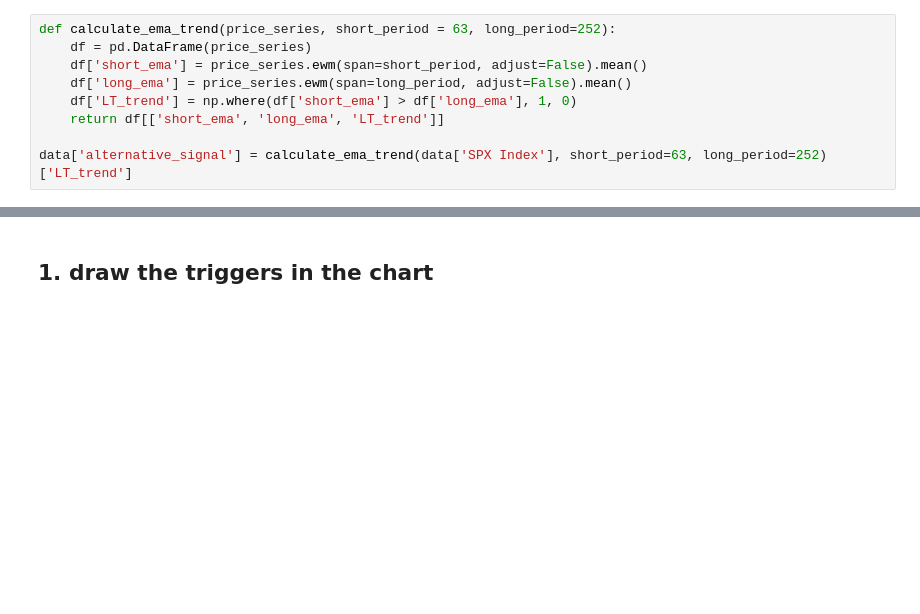
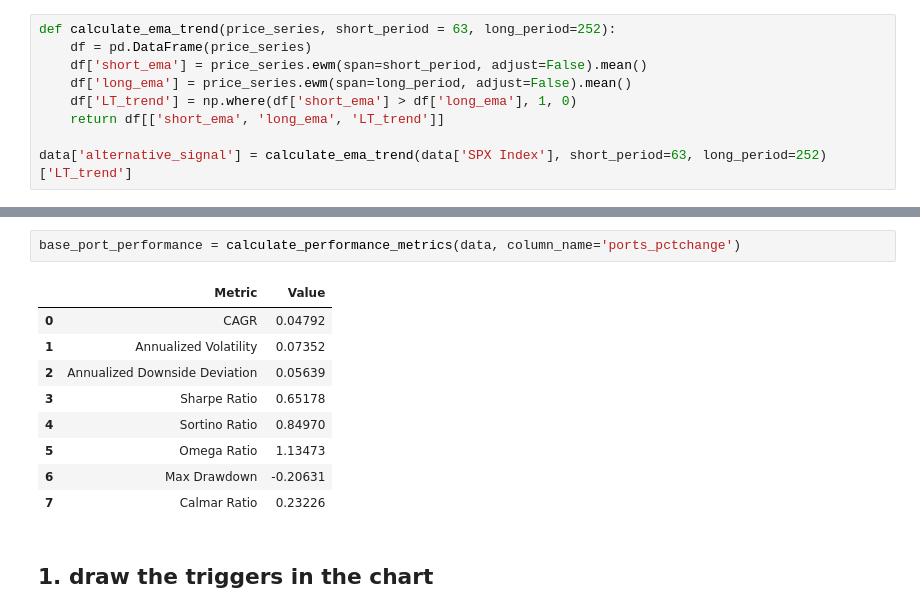
Before and after one commit to MarkAngeloMP/Low-Tide-Capital-Management, a Jupyter notebook: src/mixedanaylsis.ipynb, the cells around one changed output, grey strips where cells are left out. Drawn from its saved outputs; the diff is of its cells as text; blank space fills up the shorter version.

```diff
--- a/src/mixedanaylsis.ipynb
+++ b/src/mixedanaylsis.ipynb
@@ -87,3 +173,15 @@ data.to_csv('alldata.csv', index=False)
+# %%
+base_port_performance = calculate_performance_metrics(data, column_name='ports_pctchange')
+# %% [output]
+|  | Metric | Value |
+| 0 | CAGR | 0.04792 |
+| 1 | Annualized Volatility | 0.07352 |
+| 2 | Annualized Downside Deviation | 0.05639 |
+| 3 | Sharpe Ratio | 0.65178 |
+| 4 | Sortino Ratio | 0.84970 |
+| 5 | Omega Ratio | 1.13473 |
+| 6 | Max Drawdown | -0.20631 |
+| 7 | Calmar Ratio | 0.23226 |
 # %% [markdown]
 ## 1. draw the triggers in the chart
 # %%
```
Also changed, not shown: parts of 2 cells of this notebook, 1 other file.
